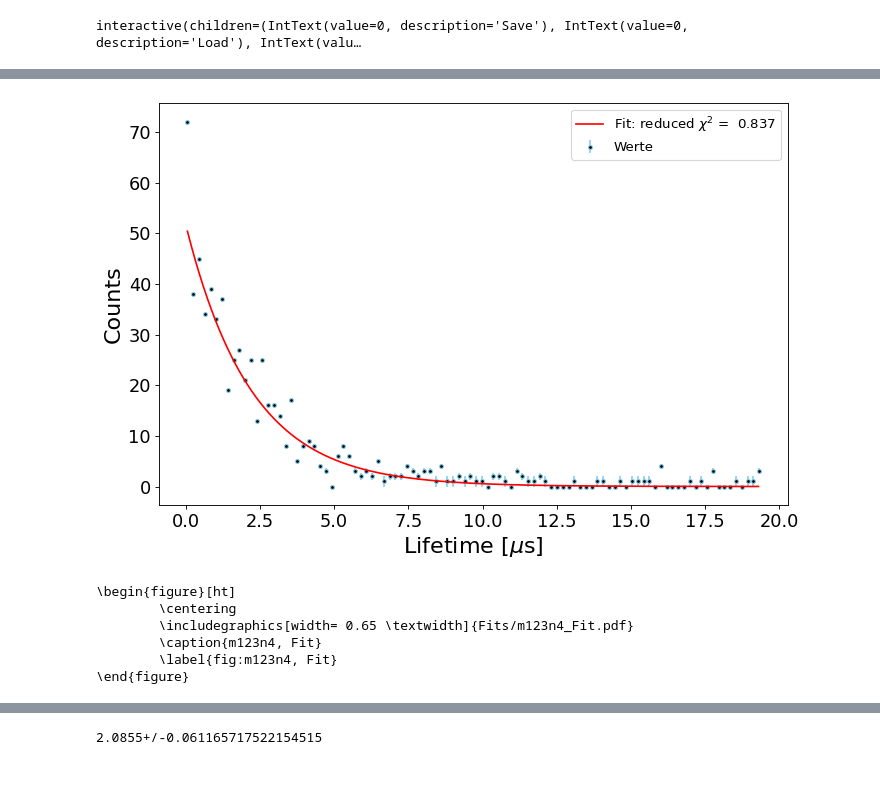
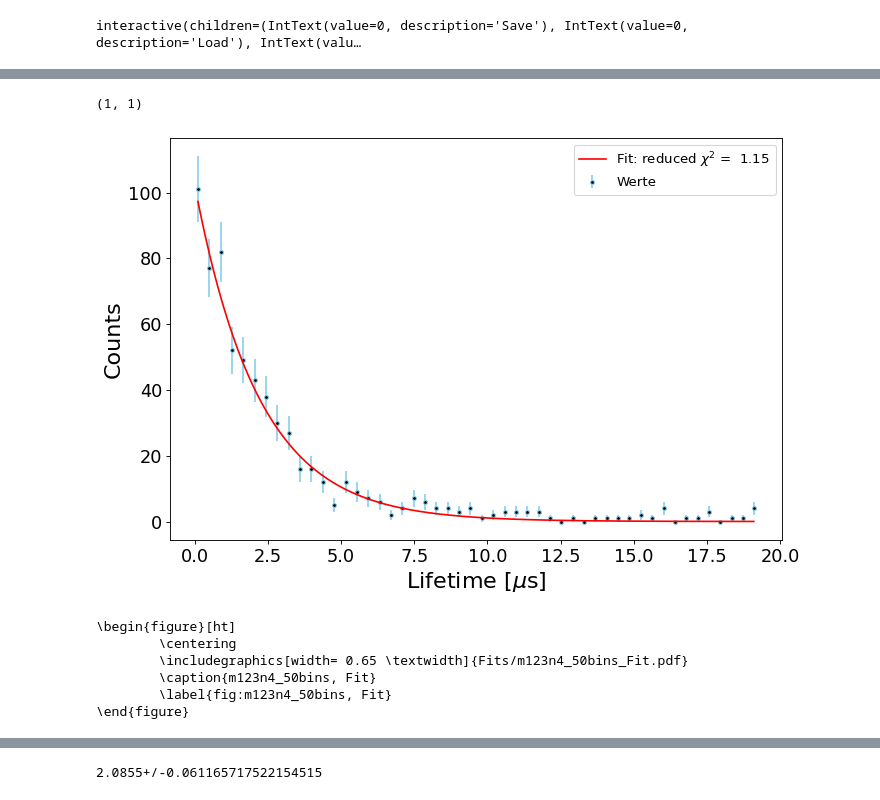
Before and after one commit to TimLockstedt/MP, a Jupyter notebook: FP6/A5/Plott_var_func_m123n4_pval.ipynb, the cells around one changed output, grey strips where cells are left out. Saved outputs shown, nothing was run; the diff lists cells and outputs as text; code cells hidden in the pictures.

```diff
--- a/FP6/A5/Plott_var_func_m123n4_pval.ipynb
+++ b/FP6/A5/Plott_var_func_m123n4_pval.ipynb
@@ -392,11 +392,11 @@ spalte2 = df[1].to_numpy()
 # %%
 times = []
 for i, spalt1 in enumerate(spalte1):
-    if spalt1 == 2 and spalte2[i] > 5:
+    if spalt1 == 2 and spalte2[i] > 10:
         if np.absolute(spalte2[i-1]-spalte2[i]) <= 10 and spalte1[i-1] == 1:
             times.append(spalte2[i])
         elif np.absolute(spalte2[i+1]-spalte2[i]) <= 10 and spalte1[i+1] == 1:
             times.append(spalte2[i])
-plt.hist(times, 100)
+plt.hist(times, 40)
 len(times)
 # %% [output]
@@ -405,7 +405,7 @@ len(times)
 # %% [markdown]
 # Errors of histogram
 # %%
-data_hist = np.histogram(np.array(times)/100, 100)
+data_hist = np.histogram(np.array(times)/100, 50)
 x_hist = data_hist[1]
 y_hist = data_hist[0]
 x_hist, y_hist
@@ -430,6 +424,6 @@ x_hist, y_hist
 # %%
 Daten = Data()
-Daten.set_FileName("m123n4")
+Daten.set_FileName("m123n4_50bins")
 Daten.set_x(x_hist[:-1])
 Daten.set_xerr(0)
 Daten.set_y(y_hist)
@@ -605,15 +576,20 @@ array([0.11785113, 0.16222142, 0.1490712 , 0.17149859, 0.16012815,
+# %%
+pars["amplitude"].value, pars["decay"].value
+# %% [output]
+(1, 1)
 # %%
-weights = 1/np.sqrt(Daten.get_y())
+weights = 1/(np.sqrt(Daten.get_y()))
 weights[weights == np.inf] = 0
-Daten.set_yerr(weights)
+Daten.set_yerr(np.sqrt(Daten.get_y()))
+
 
 result = mod.fit(Daten.get_y(), pars, x=Daten.get_x(), weights = weights)
 finish(Daten.get_x(),Daten.get_y(),result, Daten.get_FileName(), Daten.get_yerr(), Daten.get_YName(), Daten.get_XName())
 # %% [output]
-[figure, old version]
+[figure, new version]
 \begin{figure}[ht]
         \centering
-        \includegraphics[width= 0.65 \textwidth]{Fits/m123n4_Fit.pdf}
-        \caption{m123n4, Fit}
-        \label{fig:m123n4, Fit}
+        \includegraphics[width= 0.65 \textwidth]{Fits/m123n4_50bins_Fit.pdf}
+        \caption{m123n4_50bins, Fit}
+        \label{fig:m123n4_50bins, Fit}
 \end{figure}
```
Also changed, not shown: parts of 13 cells of this notebook, 40 other files.
